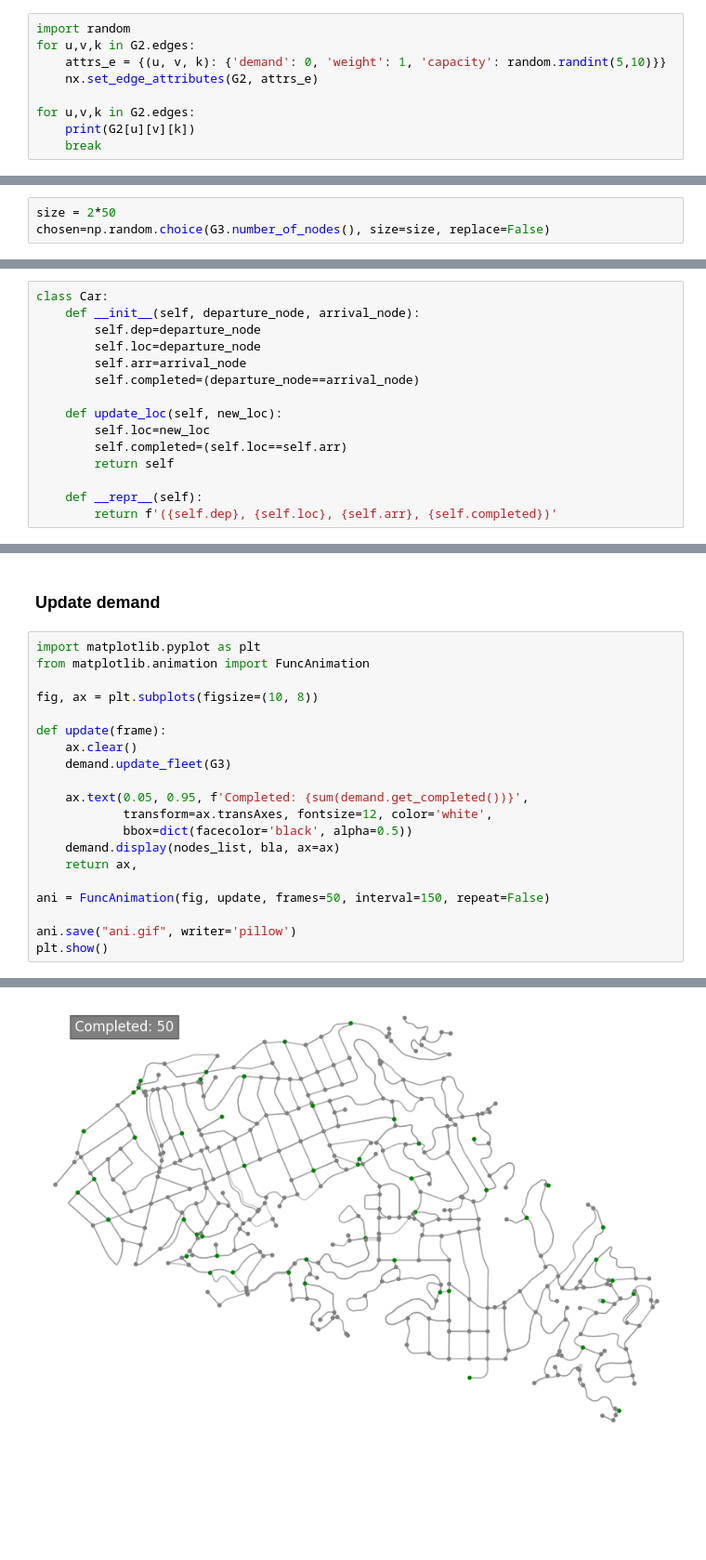
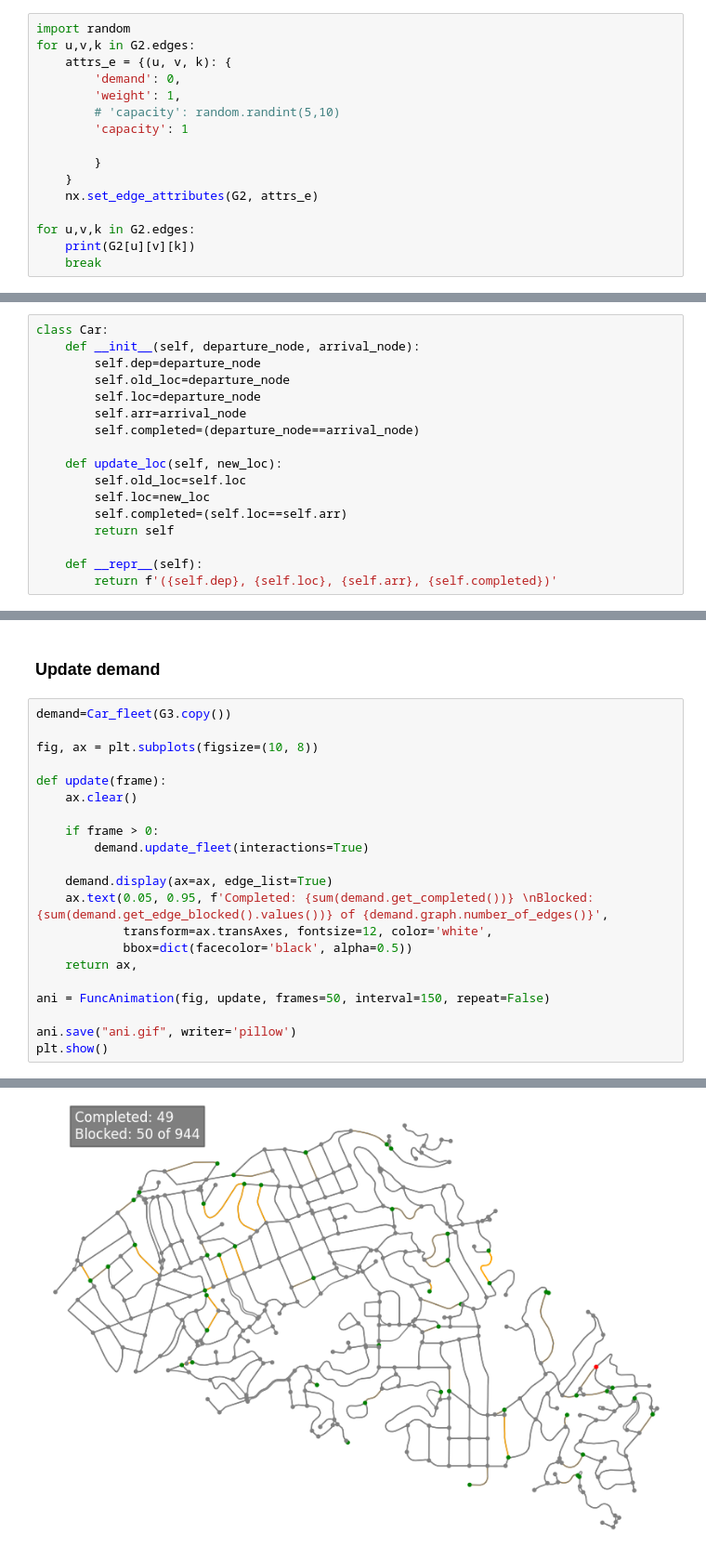
Before and after one commit to lucas-lacampagne/sim, a Jupyter notebook: notebooks/test_car.ipynb, the cells around one changed output, grey strips where cells are left out. Shown at 93% size. Cells and saved outputs as stored; diff of their text form; blank space fills up the shorter version.

Commit message:
added check for connection when generating trajs + interactions between vehicules path planning + edge block visualization

```diff
--- a/notebooks/test_car.ipynb
+++ b/notebooks/test_car.ipynb
@@ -69,7 +72,14 @@ n
 # %%
 import random
 for u,v,k in G2.edges:
-    attrs_e = {(u, v, k): {'demand': 0, 'weight': 1, 'capacity': random.randint(5,10)}}
+    attrs_e = {(u, v, k): {
+        'demand': 0,
+        'weight': 1,
+        # 'capacity': random.randint(5,10)
+        'capacity': 1
+
+        }
+    }
     nx.set_edge_attributes(G2, attrs_e)
 
 for u,v,k in G2.edges:
@@ -91,8 +101,5 @@ fig, ax = ox.plot.plot_graph(G2, edge_alpha=bla)
 # %% [markdown]
 ### Demande
-# %%
-size = 2*50
-chosen=np.random.choice(G3.number_of_nodes(), size=size, replace=False)
 # %%
 def get_list(nodes, nodes_pos, nodes_neg, pos_val, neg_val, null_val):
     out=[null_val for k in range(len(nodes))]
@@ -106,11 +113,13 @@ def get_list(nodes, nodes_pos, nodes_neg, pos_val, neg_val, null_val):
 class Car:
     def __init__(self, departure_node, arrival_node):
         self.dep=departure_node
+        self.old_loc=departure_node
         self.loc=departure_node
         self.arr=arrival_node
         self.completed=(departure_node==arrival_node)
 
     def update_loc(self, new_loc):
+        self.old_loc=self.loc
         self.loc=new_loc
         self.completed=(self.loc==self.arr)
         return self
@@ -175,19 +221,20 @@ On suppose qu'un chemin existe toujours -> pas forcément vrai suivant la modél
 # %% [markdown]
 ### Update demand
 # %%
-import matplotlib.pyplot as plt
-from matplotlib.animation import FuncAnimation
+demand=Car_fleet(G3.copy())
 
 fig, ax = plt.subplots(figsize=(10, 8))
 
 def update(frame):
     ax.clear()
-    demand.update_fleet(G3)
 
-    ax.text(0.05, 0.95, f'Completed: {sum(demand.get_completed())}',
+    if frame > 0:
+        demand.update_fleet(interactions=True)
+
+    demand.display(ax=ax, edge_list=True)
+    ax.text(0.05, 0.95, f'Completed: {sum(demand.get_completed())} \nBlocked: {sum(demand.get_edge_blocked().values())} of {demand.graph.number_of_edges()}',
             transform=ax.transAxes, fontsize=12, color='white',
             bbox=dict(facecolor='black', alpha=0.5))
-    demand.display(nodes_list, bla, ax=ax)
     return ax,
 
 ani = FuncAnimation(fig, update, frames=50, interval=150, repeat=False)
@@ -200 +245 @@ Save complete.
-[figure, old version]
+[figure, new version]
```
Also changed, not shown: parts of 5 cells of this notebook, 1 other file.
